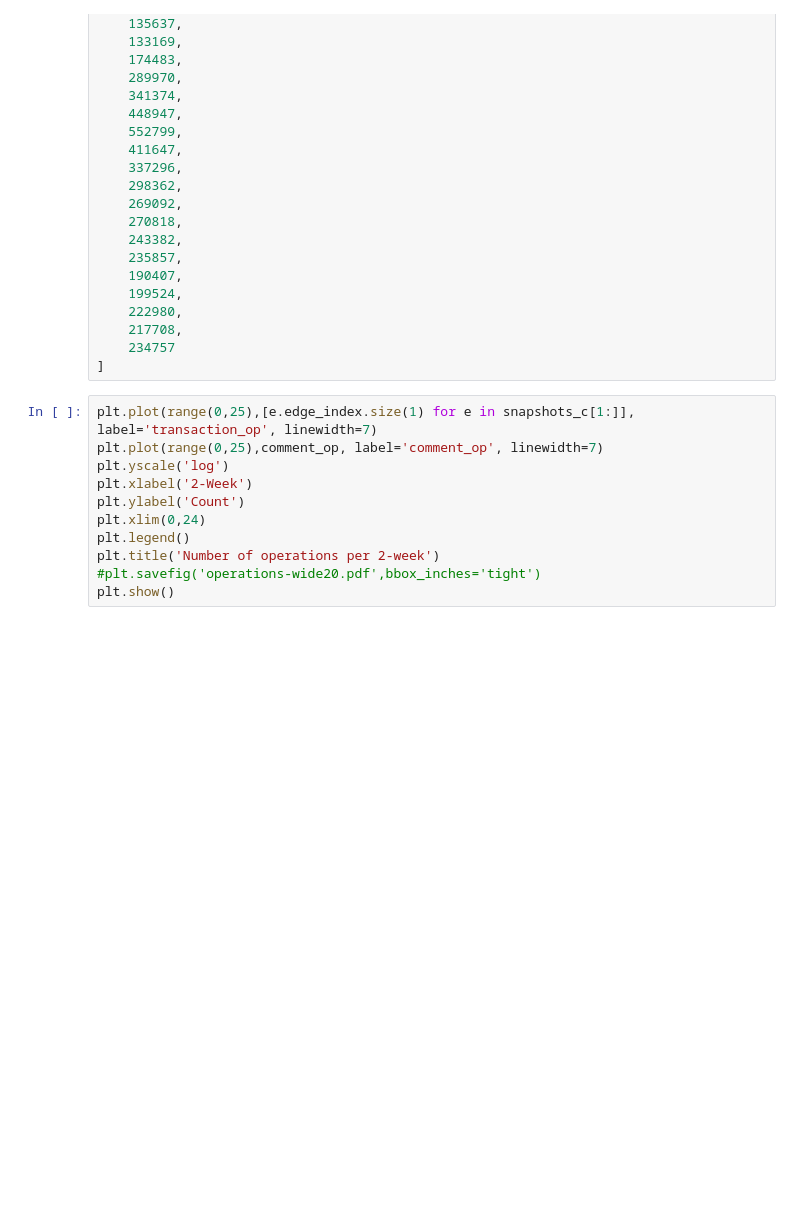
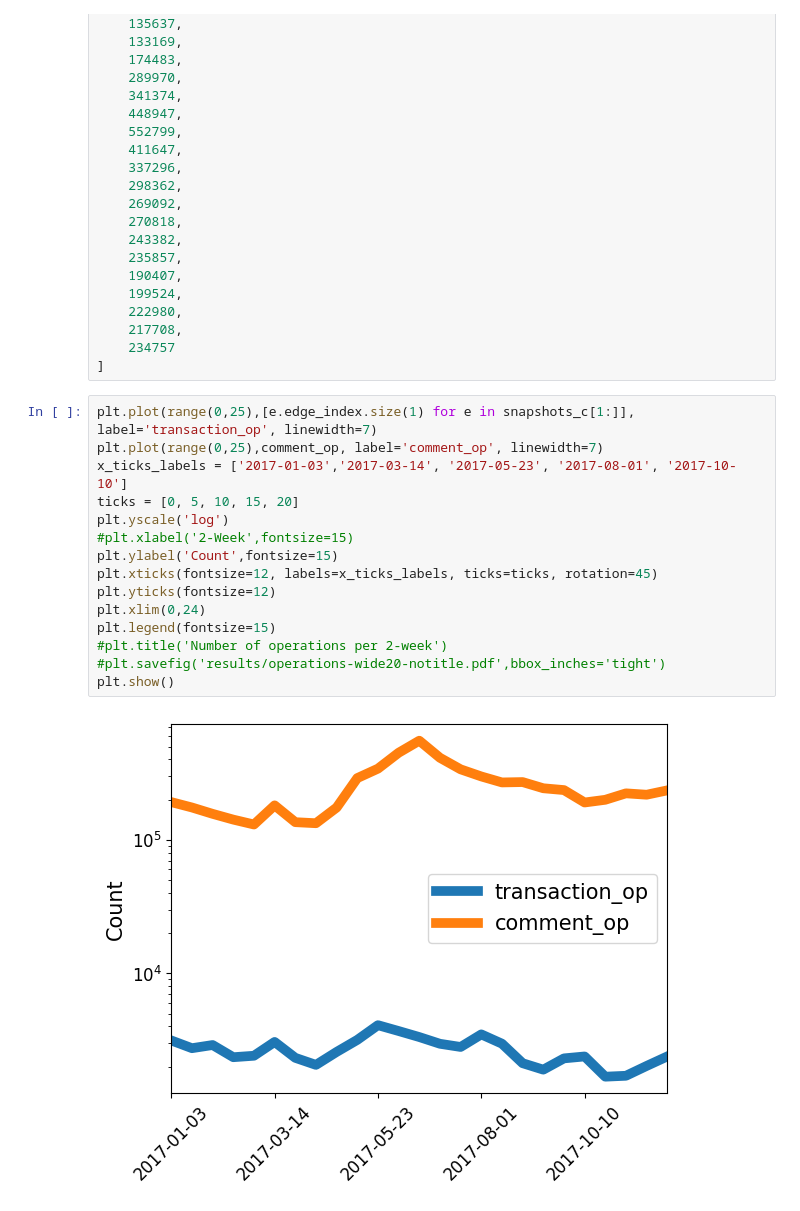
Before and after one commit to manuel-dileo/t3gnn, a Jupyter notebook: T3GNN-Steemit.ipynb, the cells around one changed output. Drawn from its saved outputs; the diff is of its cells as text; blank space fills up the shorter version.

```diff
--- a/T3GNN-Steemit.ipynb
+++ b/T3GNN-Steemit.ipynb
@@ -320,11 +661,17 @@ comment_op = [
 # %%
 plt.plot(range(0,25),[e.edge_index.size(1) for e in snapshots_c[1:]], label='transaction_op', linewidth=7)
 plt.plot(range(0,25),comment_op, label='comment_op', linewidth=7)
+x_ticks_labels = ['2017-01-03','2017-03-14', '2017-05-23', '2017-08-01', '2017-10-10']
+ticks = [0, 5, 10, 15, 20]
 plt.yscale('log')
-plt.xlabel('2-Week')
-plt.ylabel('Count')
+#plt.xlabel('2-Week',fontsize=15)
+plt.ylabel('Count',fontsize=15)
+plt.xticks(fontsize=12, labels=x_ticks_labels, ticks=ticks, rotation=45)
+plt.yticks(fontsize=12)
 plt.xlim(0,24)
-plt.legend()
-plt.title('Number of operations per 2-week')
-#plt.savefig('operations-wide20.pdf',bbox_inches='tight')
+plt.legend(fontsize=15)
+#plt.title('Number of operations per 2-week')
+#plt.savefig('results/operations-wide20-notitle.pdf',bbox_inches='tight')
 plt.show()
+# %% [output]
+[figure, added]
```
Also changed, not shown: parts of 28 cells of this notebook, 1 other file.
